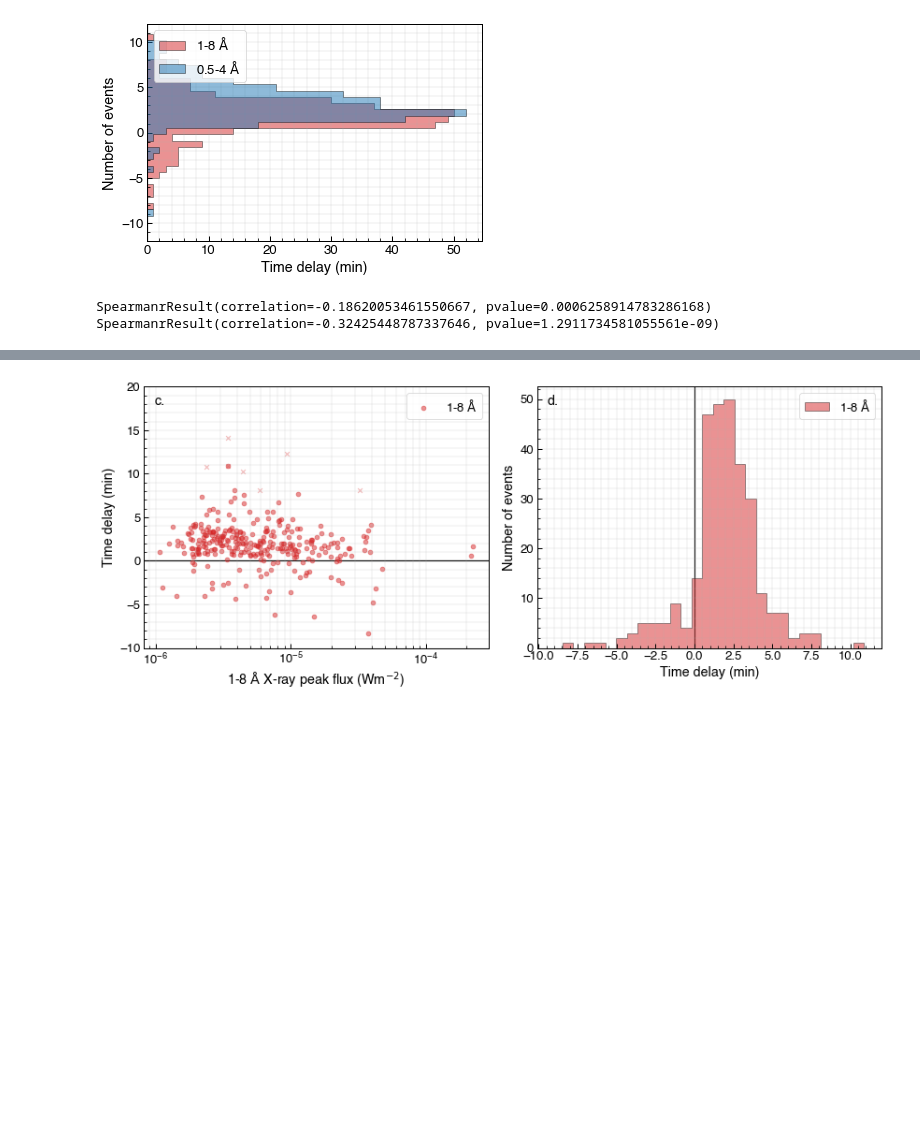
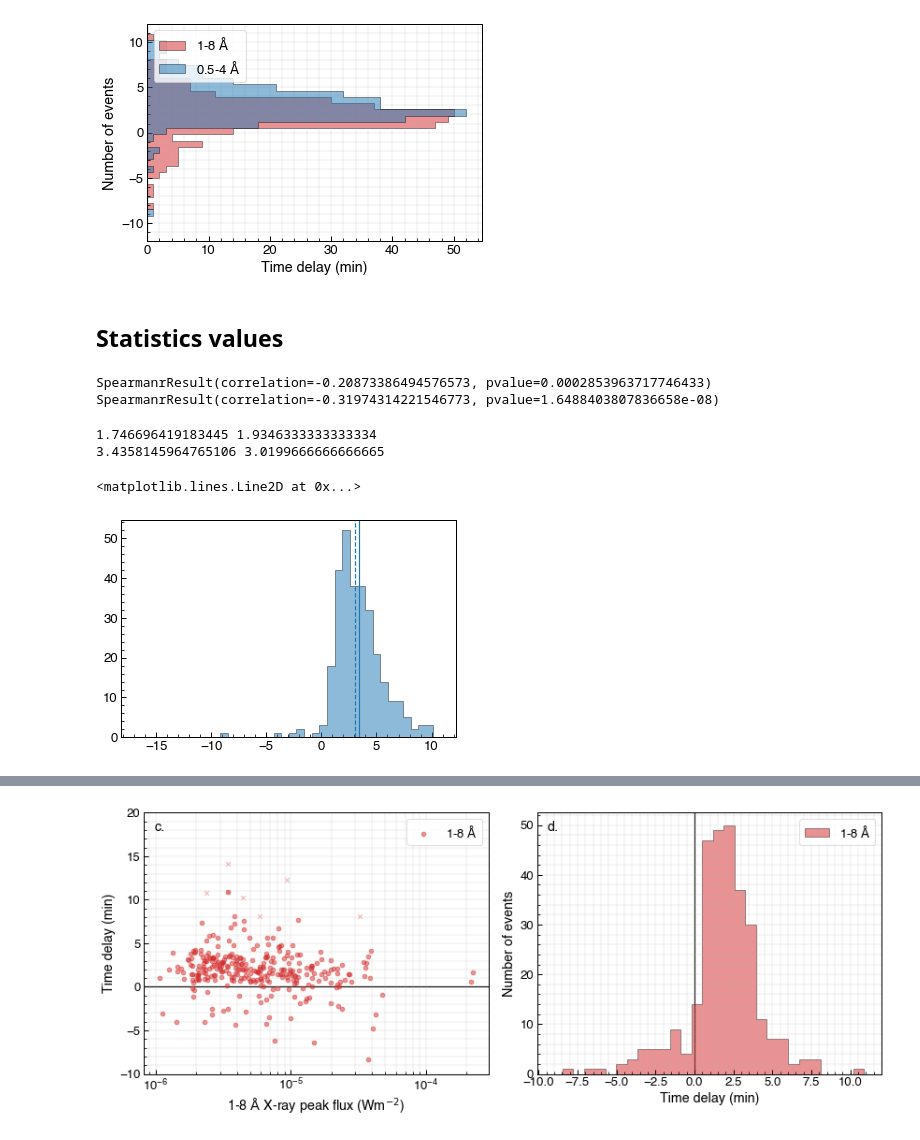
Before and after one commit to hayesla/ionospheric-analysis, a Jupyter notebook: ionospheric_paper/paper_plots_w_new_df.ipynb, the cells around one changed output, grey strips where cells are left out. Cells and saved outputs as stored; diff of their text form; code cells hidden in the pictures; blank space fills up the shorter version.

```diff
--- a/ionospheric_paper/paper_plots_w_new_df.ipynb
+++ b/ionospheric_paper/paper_plots_w_new_df.ipynb
@@ -352,12 +388,36 @@ ax.legend(loc="upper left")
 # %% [output]
 <matplotlib.legend.Legend at 0x...>
 [figure]
+# %% [markdown]
+## Statistics values
 # %%
-print(scipy.stats.spearmanr(vlf_stats["peak_flare_gl"], vlf_stats["dt_value_gl"]))
-print(scipy.stats.spearmanr(vlf_stats["peak_flare_gs"], vlf_stats["dt_value_gs"]))
+print(scipy.stats.spearmanr(vlf_stats_dt["peak_flare_gl"], vlf_stats_dt["dt_value_gl"]))
+print(scipy.stats.spearmanr(vlf_stats_dt["peak_flare_gs"], vlf_stats_dt["dt_value_gs"]))
 # %% [output]
-SpearmanrResult(correlation=-0.18620053461550667, pvalue=0.0006258914783286168)
-SpearmanrResult(correlation=-0.32425448787337646, pvalue=1.2911734581055561e-09)
+SpearmanrResult(correlation=-0.20873386494576573, pvalue=0.0002853963717746433)
+SpearmanrResult(correlation=-0.31974314221546773, pvalue=1.6488403807836658e-08)
+# %%
+print(np.mean(vlf_stats_dt["dt_value_gl"])/60, np.median(vlf_stats_dt["dt_value_gl"])/60)
+print(np.mean(vlf_stats_dt["dt_value_gs"])/60, np.median(vlf_stats_dt["dt_value_gs"])/60)
+# %% [output]
+1.746696419183445 1.9346333333333334
+3.4358145964765106 3.0199666666666665
+# %%
+# _, bins, _ = hist(vlf_stats_dt["dt_value_gl"]/60, bins=40,
+#                   alpha=0.5, color="tab:red",
+#                   label="1-8 $\mathrm{\AA}$", edgecolor="k", histtype="stepfilled", zorder=1)
+
+_ = hist(vlf_stats_dt["dt_value_gs"]/60, bins=bins,
+         alpha=0.5, color="tab:blue",
+         label="0.5-4 $\mathrm{\AA}$", edgecolor="k", histtype="stepfilled", zorder=2)
+
+# plt.axvline(np.mean(vlf_stats_dt["dt_value_gl"])/60, color="tab:red")
+# plt.axvline(np.median(vlf_stats_dt["dt_value_gl"])/60, color="tab:red")
+plt.axvline(np.mean(vlf_stats_dt["dt_value_gs"])/60, color="tab:blue")
+plt.axvline(np.median(vlf_stats_dt["dt_value_gs"])/60, color="tab:blue", ls="dashed")
+# %% [output]
+<matplotlib.lines.Line2D at 0x...>
+[figure, added]
 # %%
 fig, (ax1, ax2) = plt.subplots(1, 2, figsize=(12,5))
 
```
Also changed, not shown: parts of 11 cells of this notebook, 4 other files.
